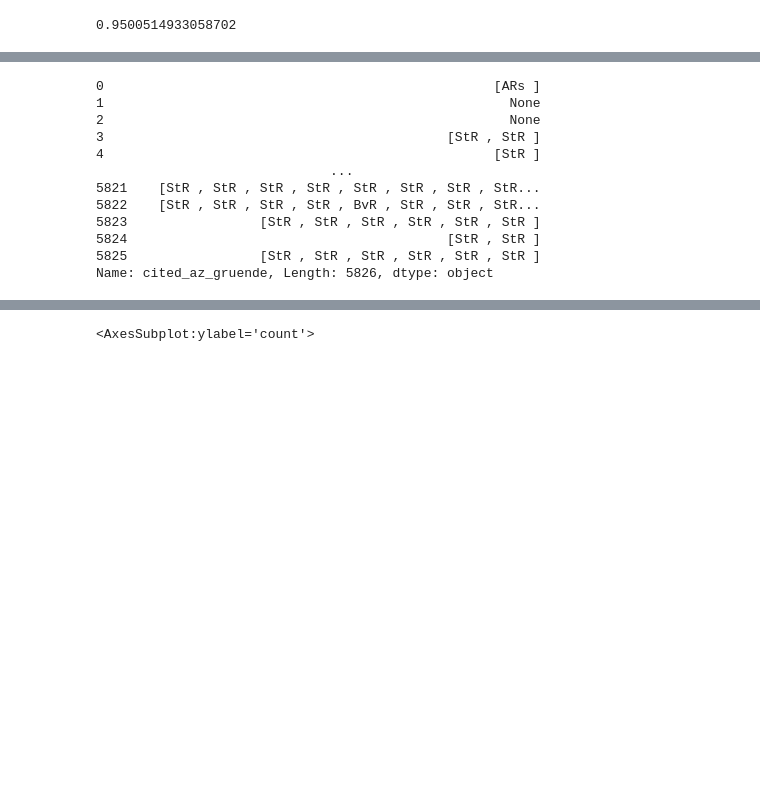
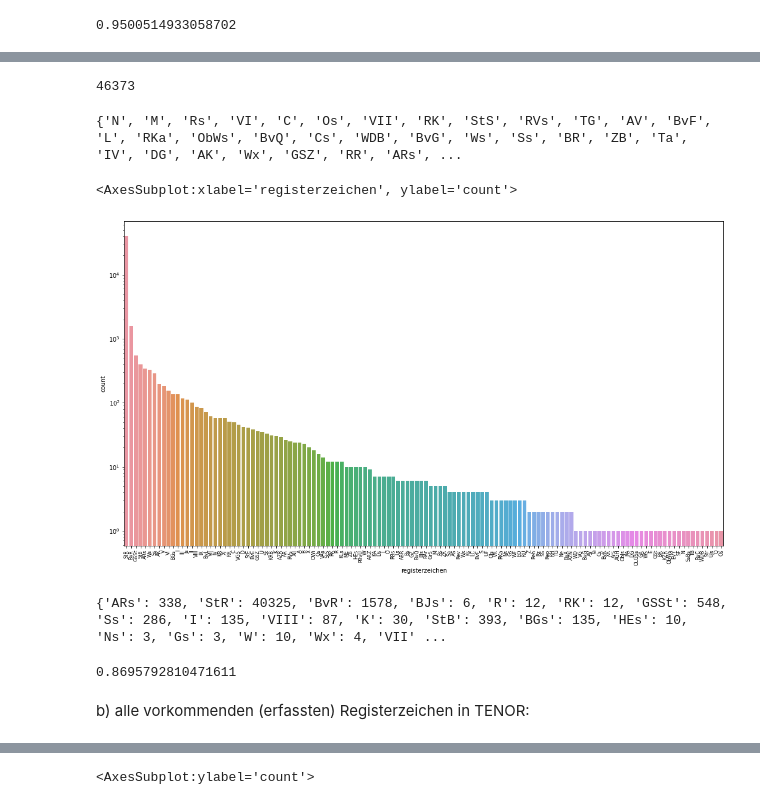
Before and after one commit to Balilicious/legal-decisions-recommender, a Jupyter notebook: CitationExtraction.ipynb, the cells around one changed output, grey strips where cells are left out. Saved outputs shown, nothing was run; the diff lists cells and outputs as text; code cells hidden in the pictures; blank space fills up the shorter version.

```diff
--- a/CitationExtraction.ipynb
+++ b/CitationExtraction.ipynb
@@ -647,17 +626,48 @@ regz_gruende = data_all_az["cited_az_gruende"].apply(getRegZFromAz)
+# %%
+len(all_regz_gruende)
+# %% [output]
+46373
+# %%
+# remove space at ending
+for i, a in enumerate(all_regz_gruende):
+    all_regz_gruende[i] = a[:len(a)-1]
+# %%
+# alle vorkommenden (erfassten) Registerzeichen in GRUENDE:
+regz_gruende_set = set(all_regz_gruende)
+# 'I', 'II', 'III', 'IV', 'IX', 'V', 'VI', 'VIII', 'X', 'XI', 'XII'
+# können (Ersatz für) Registerzeichen (Anfang 20. Jahrhundert, z.B. .../21) sein oder
+# Registerzeichen vorangestellt stehen -- hier ist diese Zählung etwas ungenau
+print(regz_gruende_set)
+# %% [output]
+{'N', 'M', 'Rs', 'VI', 'C', 'Os', 'VII', 'RK', 'StS', 'RVs', 'TG', 'AV', 'BvF', 'L', 'RKa', 'ObWs', 'BvQ', 'Cs', 'WDB', 'BvG', 'Ws', 'Ss', 'BR', 'ZB', 'Ta', 'IV', 'DG', 'AK', 'Wx', 'GSZ', 'RR', 'ARs', ...
+# %%
+# plot Registerzeichen in citations from Gründe
+
+# to get an ordered countplot
+df_regz_gruende = pd.DataFrame(all_regz_gruende,columns =['registerzeichen'])
+
+f3_ = plt.figure(figsize=(18,10))
+plt.yscale('log') # Vorsicht bei Interpretation!! nur, damit man die kleinen Vorkommen auch sehen kann..
+plt.xticks(rotation=90, fontsize=8)
+#sns.countplot(all_regz_gruende)
+order = df_regz_gruende['registerzeichen'].value_counts().index
+sns.countplot(x='registerzeichen', data=df_regz_gruende, order=order)
+#f3_.savefig("images/plots/regz_in_cit_gruende.png", bbox_inches="tight", dpi=600)
+# %% [output]
+<AxesSubplot:xlabel='registerzeichen', ylabel='count'>
+[figure, added]
+# %%
+# count Registerzeichen in citations from Gründe texts
+reg_quote_dict = {i: all_regz_gruende.count(i) for i in all_regz_gruende}
+print(reg_quote_dict)
+# %% [output]
+{'ARs': 338, 'StR': 40325, 'BvR': 1578, 'BJs': 6, 'R': 12, 'RK': 12, 'GSSt': 548, 'Ss': 286, 'I': 135, 'VIII': 87, 'K': 30, 'StB': 393, 'BGs': 135, 'HEs': 10, 'Ns': 3, 'Gs': 3, 'W': 10, 'Wx': 4, 'VII' ...
+# %%
+reg_quote_dict.get("StR")/sum(reg_quote_dict.values())
+# --> in 87% aller als Aktenzeichen erfassten Zitationen aus Gründe ist das Registerzeichen "StR"
+# %% [output]
+0.8695792810471611
+# %% [markdown]
+b) alle vorkommenden (erfassten) Registerzeichen in TENOR:
 # %%
 regz_tenor = data_all_az["cited_az_tenor"].apply(getRegZFromAz)
-# %%
-regz_gruende
-# %% [output]
-0                                                  [ARs ]
-1                                                    None
-2                                                    None
-3                                            [StR , StR ]
-4                                                  [StR ]
-                              ...
-5821    [StR , StR , StR , StR , StR , StR , StR , StR...
-5822    [StR , StR , StR , StR , BvR , StR , StR , StR...
-5823                 [StR , StR , StR , StR , StR , StR ]
-5824                                         [StR , StR ]
-5825                 [StR , StR , StR , StR , StR , StR ]
-Name: cited_az_gruende, Length: 5826, dtype: object
```
Also changed, not shown: parts of 293 cells of this notebook.
